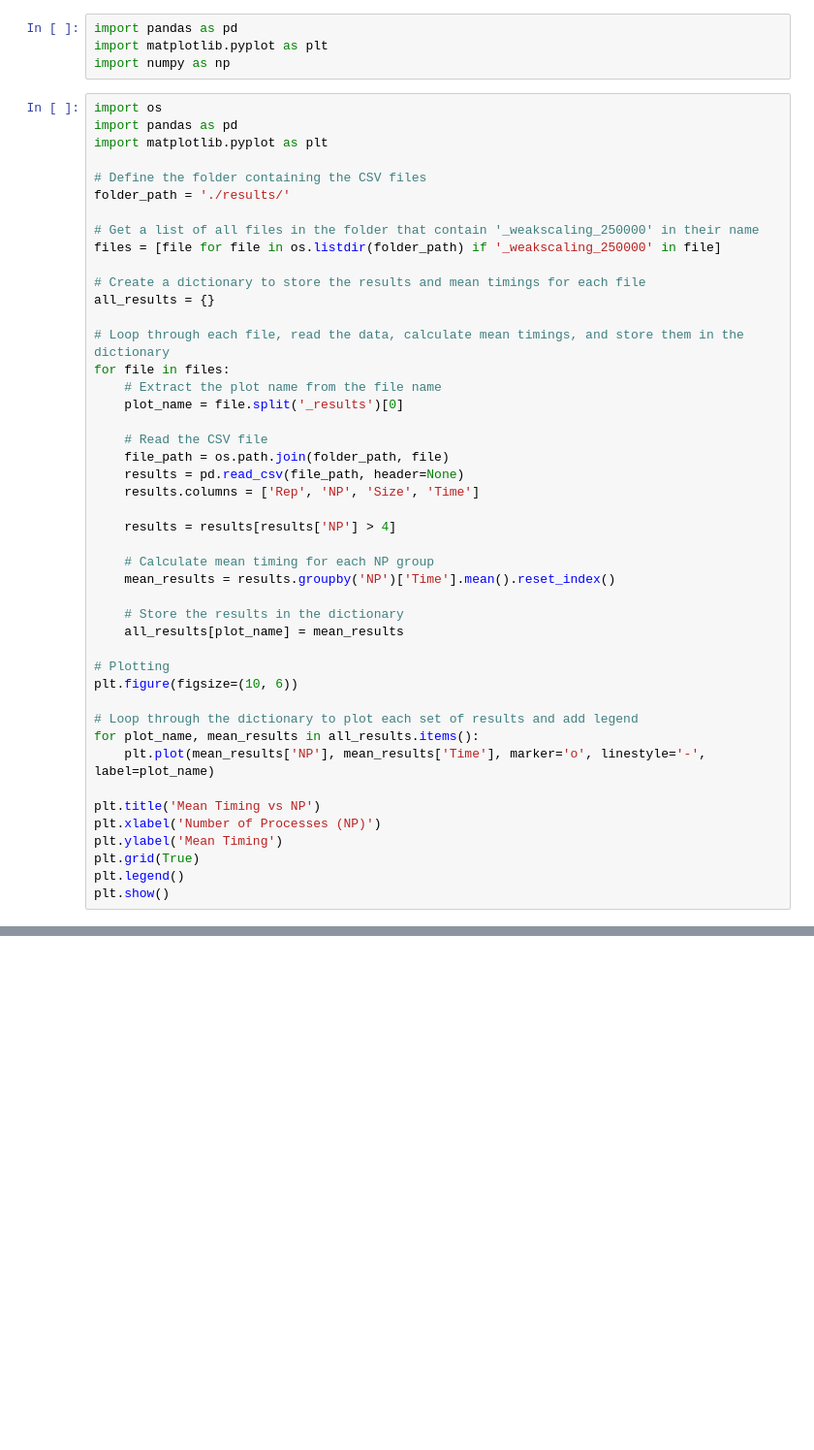
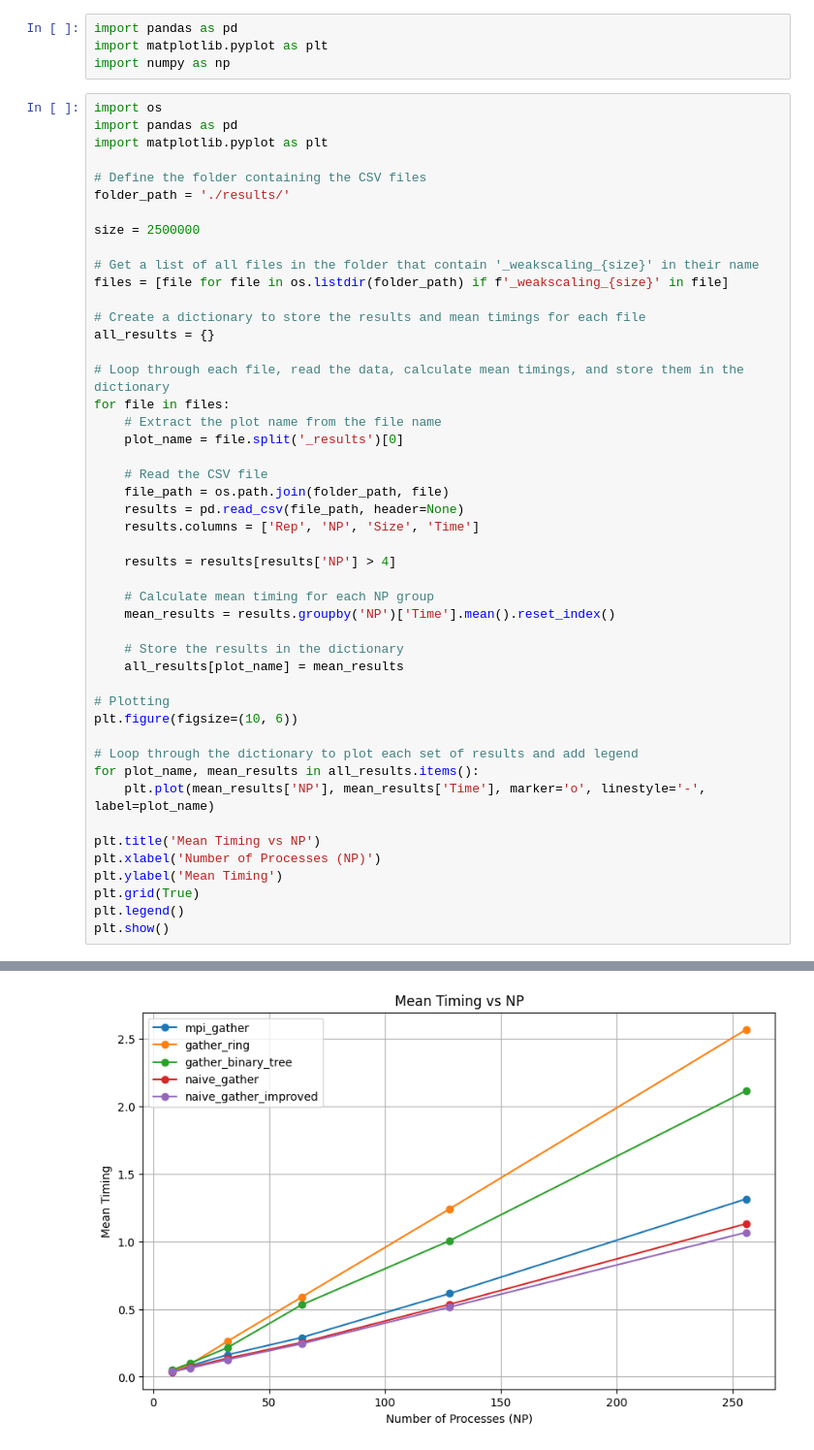
Before and after one commit to JunkyByte/final_hpc_and_cloud, a Jupyter notebook: HPC/exercise2/data_analysis.ipynb, the cells around one changed output, grey strips where cells are left out. Shown at 97% size. Cells and saved outputs as stored; diff of their text form; blank space fills up the shorter version.

```diff
--- a/HPC/exercise2/data_analysis.ipynb
+++ b/HPC/exercise2/data_analysis.ipynb
@@ -10,8 +10,10 @@ import matplotlib.pyplot as plt
 # Define the folder containing the CSV files
 folder_path = './results/'
 
-# Get a list of all files in the folder that contain '_weakscaling_250000' in their name
-files = [file for file in os.listdir(folder_path) if '_weakscaling_250000' in file]
+size = 2500000
+
+# Get a list of all files in the folder that contain '_weakscaling_{size}' in their name
+files = [file for file in os.listdir(folder_path) if f'_weakscaling_{size}' in file]
 
 # Create a dictionary to store the results and mean timings for each file
 all_results = {}
@@ -51,0 +53 @@ KeyError: 'NP'
+[figure, added]
```
Also changed, not shown: parts of 4 cells of this notebook, 15 other files.
